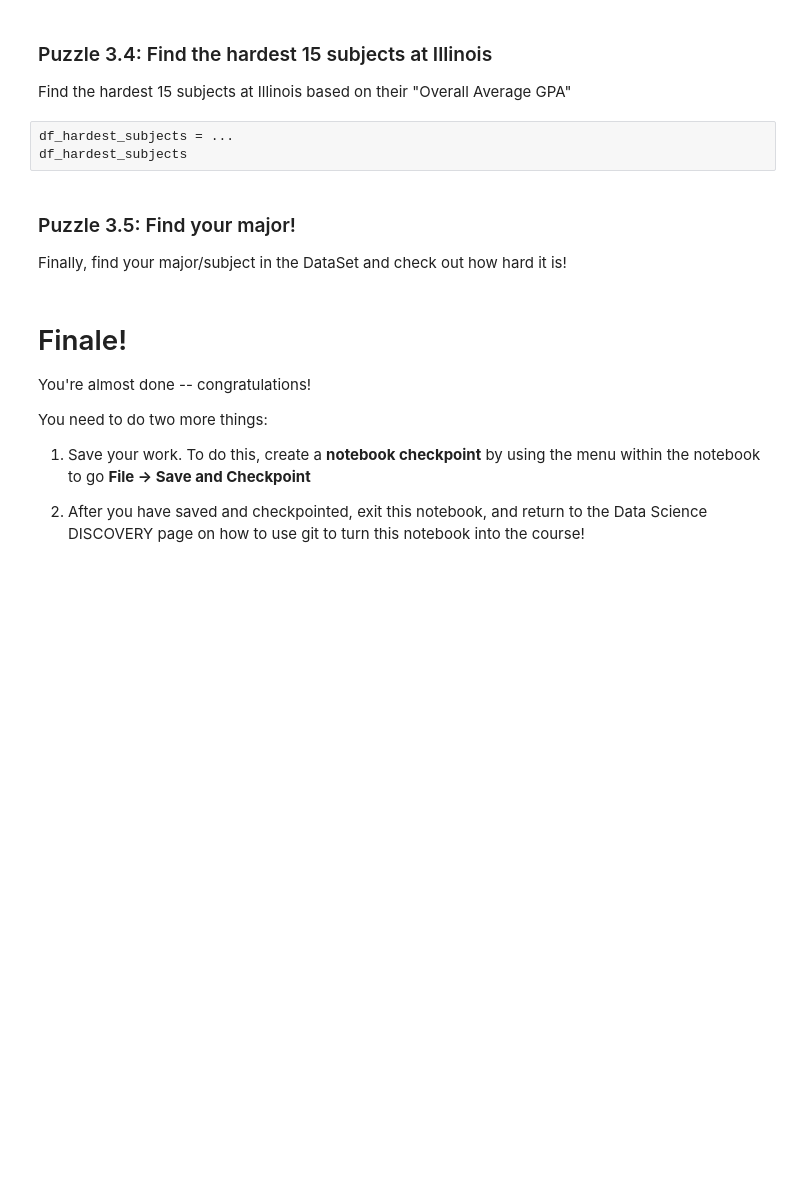
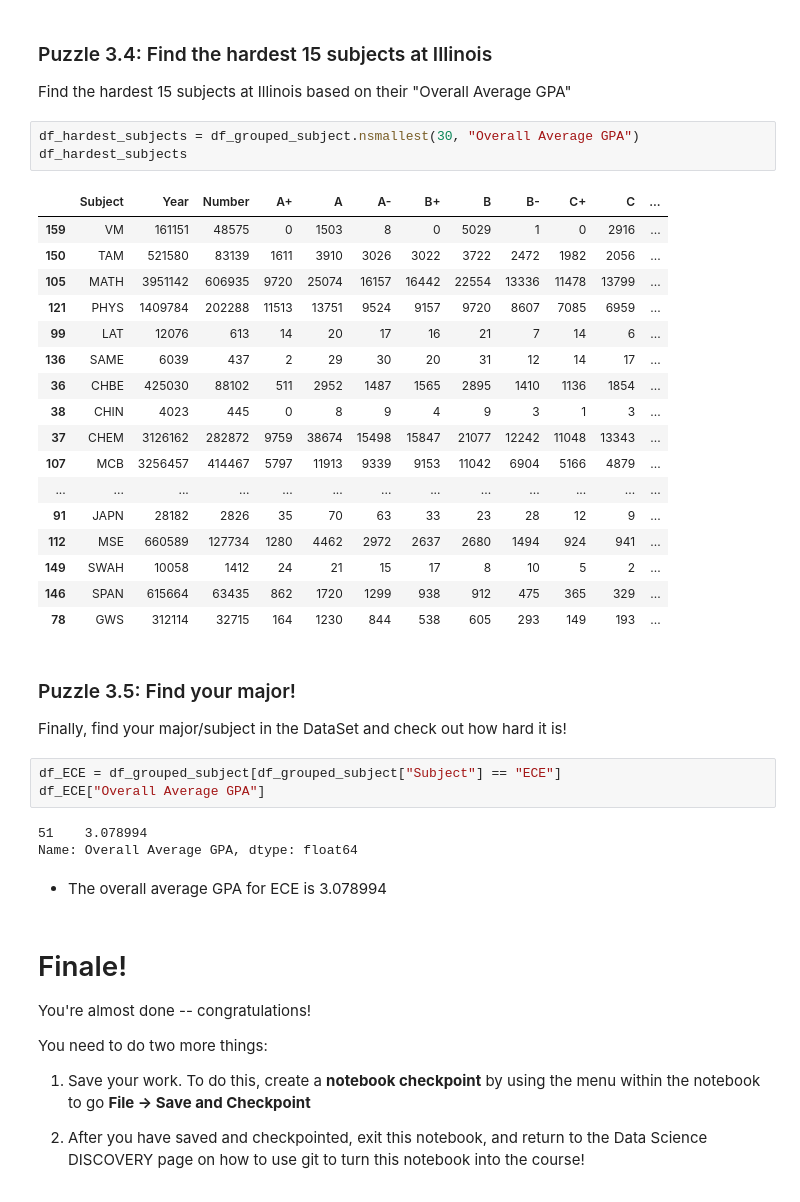
Before and after one commit to dmireckid/STAT107, a Jupyter notebook: lab_gpa/lab_gpa.ipynb, the cells around one changed output. Drawn from its saved outputs; the diff is of its cells as text; blank space fills up the shorter version.

```diff
--- a/lab_gpa/lab_gpa.ipynb
+++ b/lab_gpa/lab_gpa.ipynb
@@ -126,13 +242,39 @@ df_easiest_subjects
 ### Puzzle 3.4: Find the hardest 15 subjects at Illinois
 
 Find the hardest 15 subjects at Illinois based on their "Overall Average GPA"
-# %%
-df_hardest_subjects = ...
-df_hardest_subjects
+# %%
+df_hardest_subjects = df_grouped_subject.nsmallest(30, "Overall Average GPA")
+df_hardest_subjects
+# %% [output]
+|  | Subject | Year | Number | A+ | A | A- | B+ | B | B- | C+ | C | ... |
+| 159 | VM | 161151 | 48575 | 0 | 1503 | 8 | 0 | 5029 | 1 | 0 | 2916 | ... |
+| 150 | TAM | 521580 | 83139 | 1611 | 3910 | 3026 | 3022 | 3722 | 2472 | 1982 | 2056 | ... |
+| 105 | MATH | 3951142 | 606935 | 9720 | 25074 | 16157 | 16442 | 22554 | 13336 | 11478 | 13799 | ... |
+| 121 | PHYS | 1409784 | 202288 | 11513 | 13751 | 9524 | 9157 | 9720 | 8607 | 7085 | 6959 | ... |
+| 99 | LAT | 12076 | 613 | 14 | 20 | 17 | 16 | 21 | 7 | 14 | 6 | ... |
+| 136 | SAME | 6039 | 437 | 2 | 29 | 30 | 20 | 31 | 12 | 14 | 17 | ... |
+| 36 | CHBE | 425030 | 88102 | 511 | 2952 | 1487 | 1565 | 2895 | 1410 | 1136 | 1854 | ... |
+| 38 | CHIN | 4023 | 445 | 0 | 8 | 9 | 4 | 9 | 3 | 1 | 3 | ... |
+| 37 | CHEM | 3126162 | 282872 | 9759 | 38674 | 15498 | 15847 | 21077 | 12242 | 11048 | 13343 | ... |
+| 107 | MCB | 3256457 | 414467 | 5797 | 11913 | 9339 | 9153 | 11042 | 6904 | 5166 | 4879 | ... |
+| ... | ... | ... | ... | ... | ... | ... | ... | ... | ... | ... | ... | ... |
+| 91 | JAPN | 28182 | 2826 | 35 | 70 | 63 | 33 | 23 | 28 | 12 | 9 | ... |
+| 112 | MSE | 660589 | 127734 | 1280 | 4462 | 2972 | 2637 | 2680 | 1494 | 924 | 941 | ... |
+| 149 | SWAH | 10058 | 1412 | 24 | 21 | 15 | 17 | 8 | 10 | 5 | 2 | ... |
+| 146 | SPAN | 615664 | 63435 | 862 | 1720 | 1299 | 938 | 912 | 475 | 365 | 329 | ... |
+| 78 | GWS | 312114 | 32715 | 164 | 1230 | 844 | 538 | 605 | 293 | 149 | 193 | ... |
 # %% [markdown]
 ### Puzzle 3.5: Find your major!
 
 Finally, find your major/subject in the DataSet and check out how hard it is!
+# %%
+df_ECE = df_grouped_subject[df_grouped_subject["Subject"] == "ECE"]
+df_ECE["Overall Average GPA"]
+# %% [output]
+51    3.078994
+Name: Overall Average GPA, dtype: float64
+# %% [markdown]
+- The overall average GPA for ECE is 3.078994
 # %% [markdown]
 # Finale!
 
```
Also changed, not shown: parts of 15 cells of this notebook, 3 other files.
